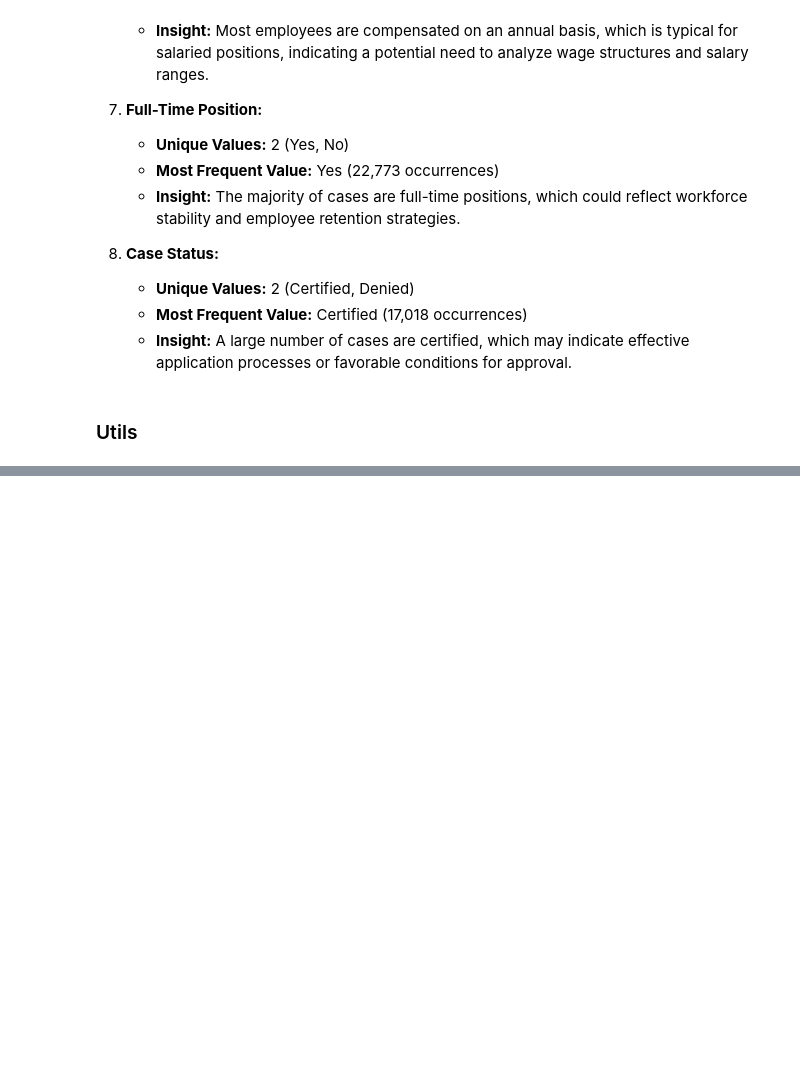
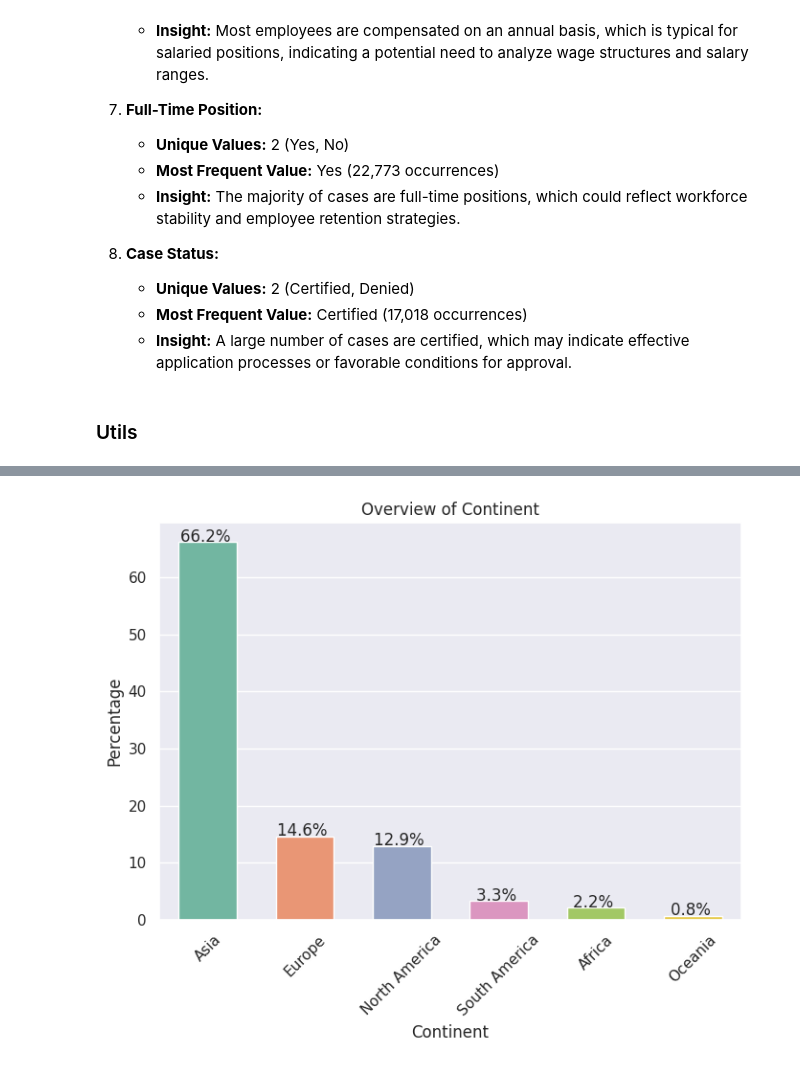
Before and after one commit to Rajesh2015/easy-visa, a Jupyter notebook: easy-visa-solution.ipynb, the cells around one changed output, grey strips where cells are left out. Drawn from its saved outputs; the diff is of its cells as text; code cells hidden in the pictures; blank space fills up the shorter version.

```diff
--- a/easy-visa-solution.ipynb
+++ b/easy-visa-solution.ipynb
@@ -986,0 +1012,5 @@ def compare_model_performance(train_performance, test_performance, model_names,
+# %%
+# Bar chart on continent to see number of application on each
+plot_bar_chart_percentage(ezdf,'continent','Continent',pellete=pellete)
+# %% [output]
+[figure, added]
```
Also changed, not shown: parts of 19 cells of this notebook.
